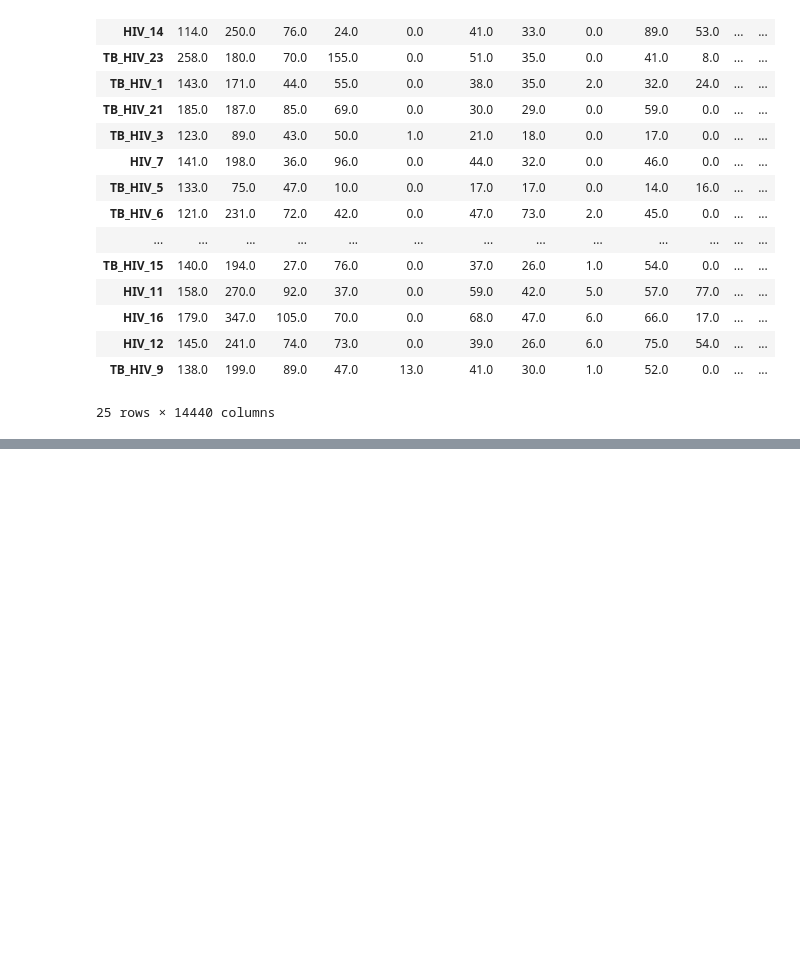
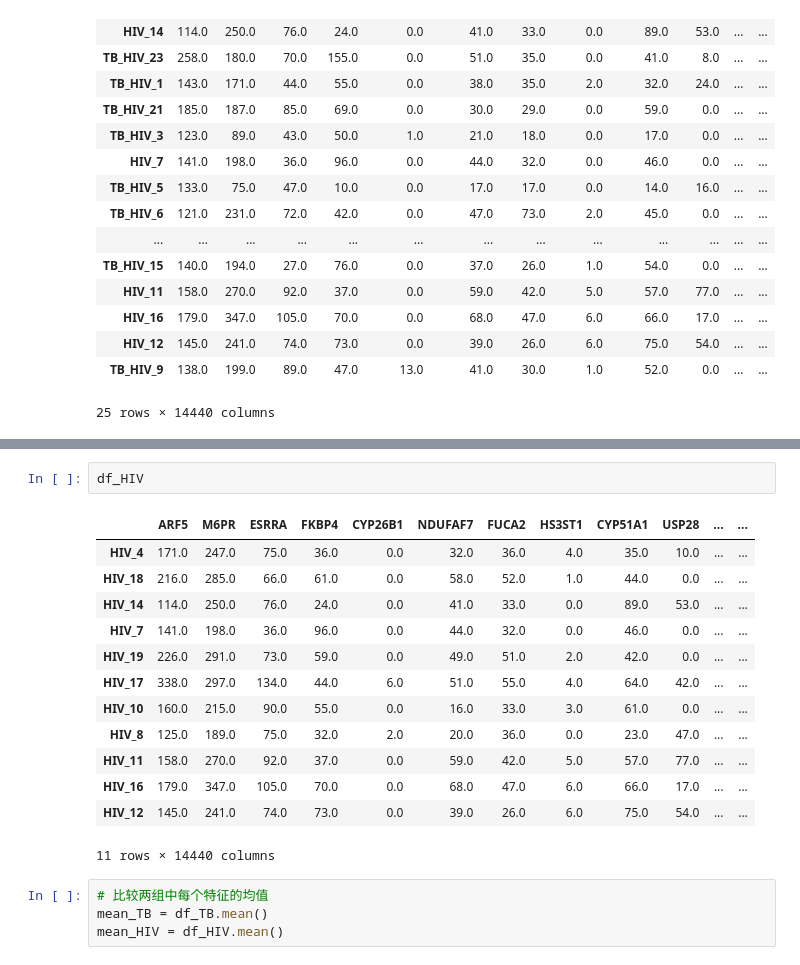
Before and after one commit to Supermilk-Niuru/Python_Learning, a Jupyter notebook: Homework1_Classifier/Homework1.ipynb, the cells around one changed output, grey strips where cells are left out. Cells and saved outputs as stored; diff of their text form; blank space fills up the shorter version.

```diff
--- a/Homework1_Classifier/Homework1.ipynb
+++ b/Homework1_Classifier/Homework1.ipynb
@@ -101,0 +170,20 @@ print(marks)
+# %%
+df_HIV
+# %% [output]
+|  | ARF5 | M6PR | ESRRA | FKBP4 | CYP26B1 | NDUFAF7 | FUCA2 | HS3ST1 | CYP51A1 | USP28 | ... | ... |
+| HIV_4 | 171.0 | 247.0 | 75.0 | 36.0 | 0.0 | 32.0 | 36.0 | 4.0 | 35.0 | 10.0 | ... | ... |
+| HIV_18 | 216.0 | 285.0 | 66.0 | 61.0 | 0.0 | 58.0 | 52.0 | 1.0 | 44.0 | 0.0 | ... | ... |
+| HIV_14 | 114.0 | 250.0 | 76.0 | 24.0 | 0.0 | 41.0 | 33.0 | 0.0 | 89.0 | 53.0 | ... | ... |
+| HIV_7 | 141.0 | 198.0 | 36.0 | 96.0 | 0.0 | 44.0 | 32.0 | 0.0 | 46.0 | 0.0 | ... | ... |
+| HIV_19 | 226.0 | 291.0 | 73.0 | 59.0 | 0.0 | 49.0 | 51.0 | 2.0 | 42.0 | 0.0 | ... | ... |
+| HIV_17 | 338.0 | 297.0 | 134.0 | 44.0 | 6.0 | 51.0 | 55.0 | 4.0 | 64.0 | 42.0 | ... | ... |
+| HIV_10 | 160.0 | 215.0 | 90.0 | 55.0 | 0.0 | 16.0 | 33.0 | 3.0 | 61.0 | 0.0 | ... | ... |
+| HIV_8 | 125.0 | 189.0 | 75.0 | 32.0 | 2.0 | 20.0 | 36.0 | 0.0 | 23.0 | 47.0 | ... | ... |
+| HIV_11 | 158.0 | 270.0 | 92.0 | 37.0 | 0.0 | 59.0 | 42.0 | 5.0 | 57.0 | 77.0 | ... | ... |
+| HIV_16 | 179.0 | 347.0 | 105.0 | 70.0 | 0.0 | 68.0 | 47.0 | 6.0 | 66.0 | 17.0 | ... | ... |
+| HIV_12 | 145.0 | 241.0 | 74.0 | 73.0 | 0.0 | 39.0 | 26.0 | 6.0 | 75.0 | 54.0 | ... | ... |
+11 rows × 14440 columns
+# %%
+# 比较两组中每个特征的均值
+mean_TB = df_TB.mean()
+mean_HIV = df_HIV.mean()
```
Also changed, not shown: parts of 13 cells of this notebook.
